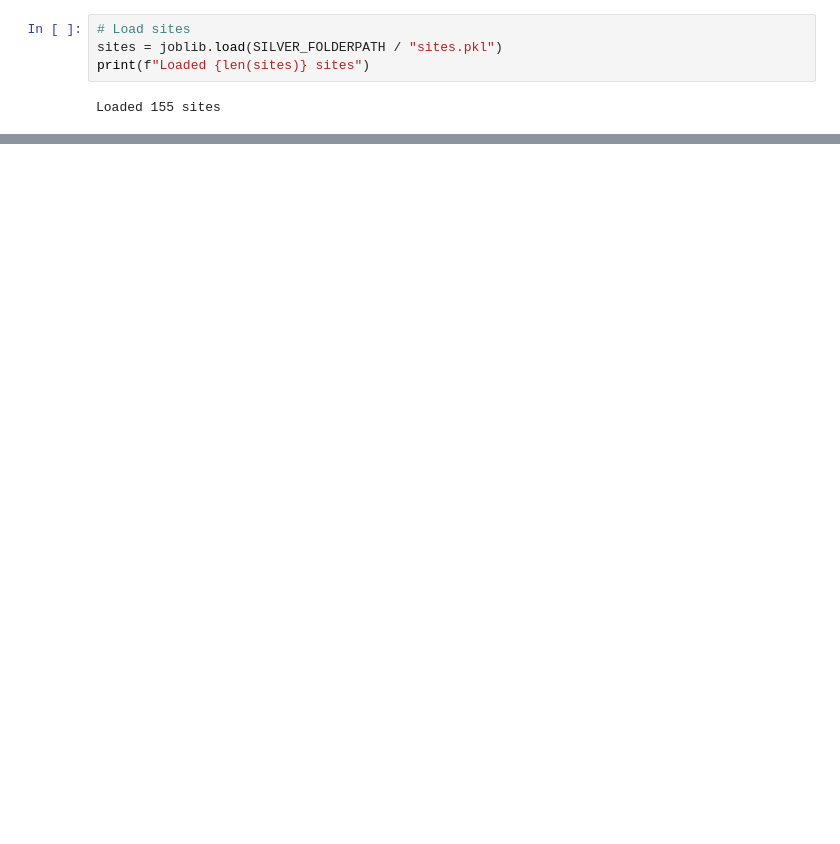
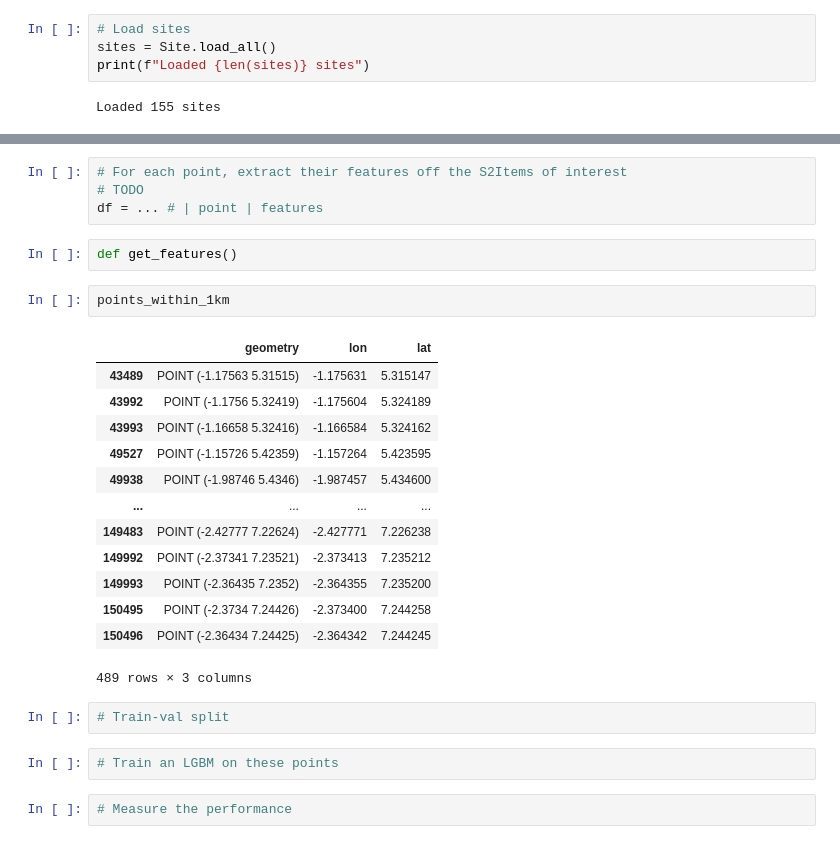
Before and after one commit to arthurgassner-synotis/forestero-skymap-poc, a Jupyter notebook: nb/0-6-predict_ethz.ipynb, the cells around one changed output, grey strips where cells are left out. Cells and saved outputs as stored; diff of their text form; blank space fills up the shorter version.

```diff
--- a/nb/0-6-predict_ethz.ipynb
+++ b/nb/0-6-predict_ethz.ipynb
@@ -38,7 +39,7 @@ from utils.constants import (
 )
 # %%
 # Load sites
-sites = joblib.load(SILVER_FOLDERPATH / "sites.pkl")
+sites = Site.load_all()
 print(f"Loaded {len(sites)} sites")
 # %% [output]
 Loaded 155 sites
@@ -103,0 +148,28 @@ plot_map(GH_ASHANTI_GDF, random_points_gdf)
+# %%
+# For each point, extract their features off the S2Items of interest
+# TODO
+df = ... # | point | features
+# %%
+def get_features()
+# %%
+points_within_1km
+# %% [output]
+|  | geometry | lon | lat |
+| 43489 | POINT (-1.17563 5.31515) | -1.175631 | 5.315147 |
+| 43992 | POINT (-1.1756 5.32419) | -1.175604 | 5.324189 |
+| 43993 | POINT (-1.16658 5.32416) | -1.166584 | 5.324162 |
+| 49527 | POINT (-1.15726 5.42359) | -1.157264 | 5.423595 |
+| 49938 | POINT (-1.98746 5.4346) | -1.987457 | 5.434600 |
+| ... | ... | ... | ... |
+| 149483 | POINT (-2.42777 7.22624) | -2.427771 | 7.226238 |
+| 149992 | POINT (-2.37341 7.23521) | -2.373413 | 7.235212 |
+| 149993 | POINT (-2.36435 7.2352) | -2.364355 | 7.235200 |
+| 150495 | POINT (-2.3734 7.24426) | -2.373400 | 7.244258 |
+| 150496 | POINT (-2.36434 7.24425) | -2.364342 | 7.244245 |
+489 rows × 3 columns
+# %%
+# Train-val split
+# %%
+# Train an LGBM on these points
+# %%
+# Measure the performance
```
Also changed, not shown: parts of 7 cells of this notebook, 2 other files.
